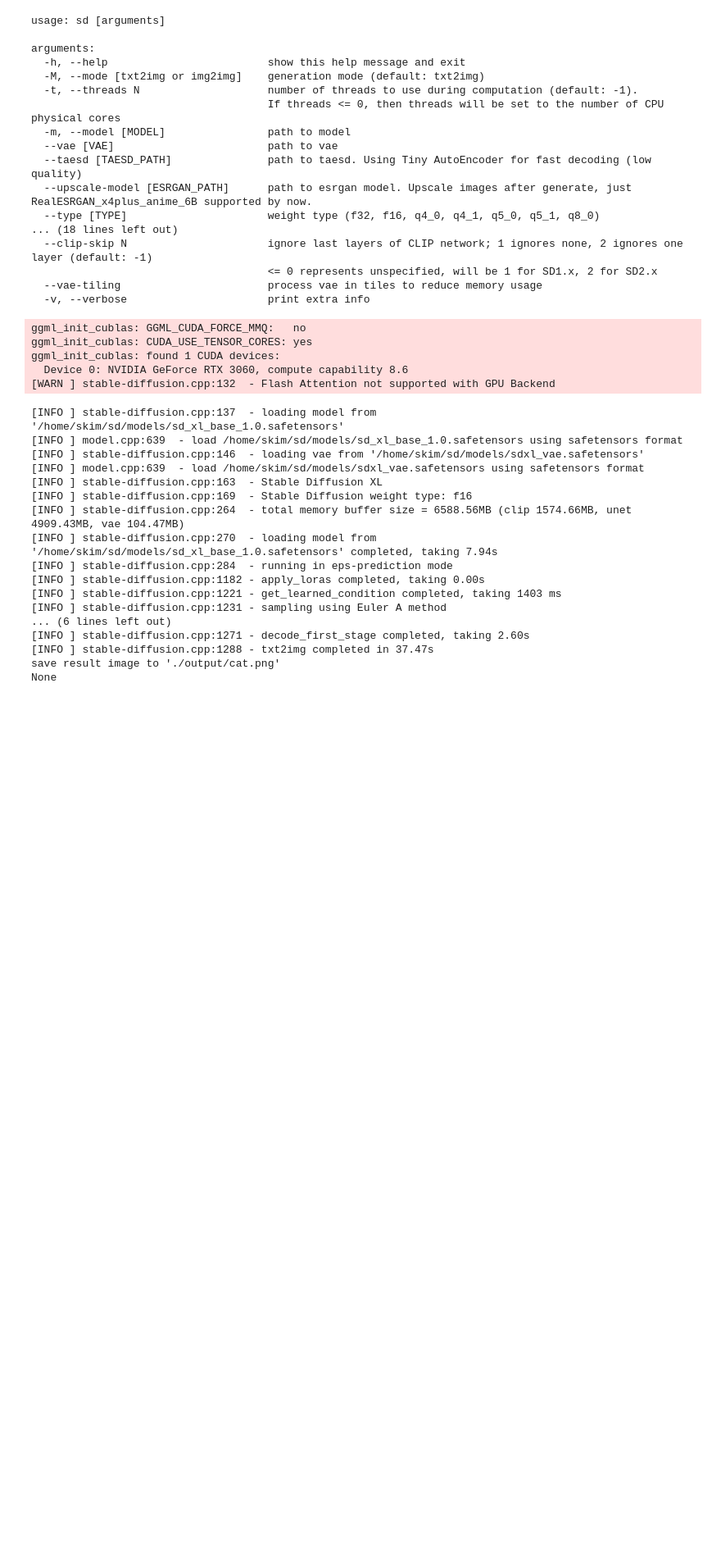
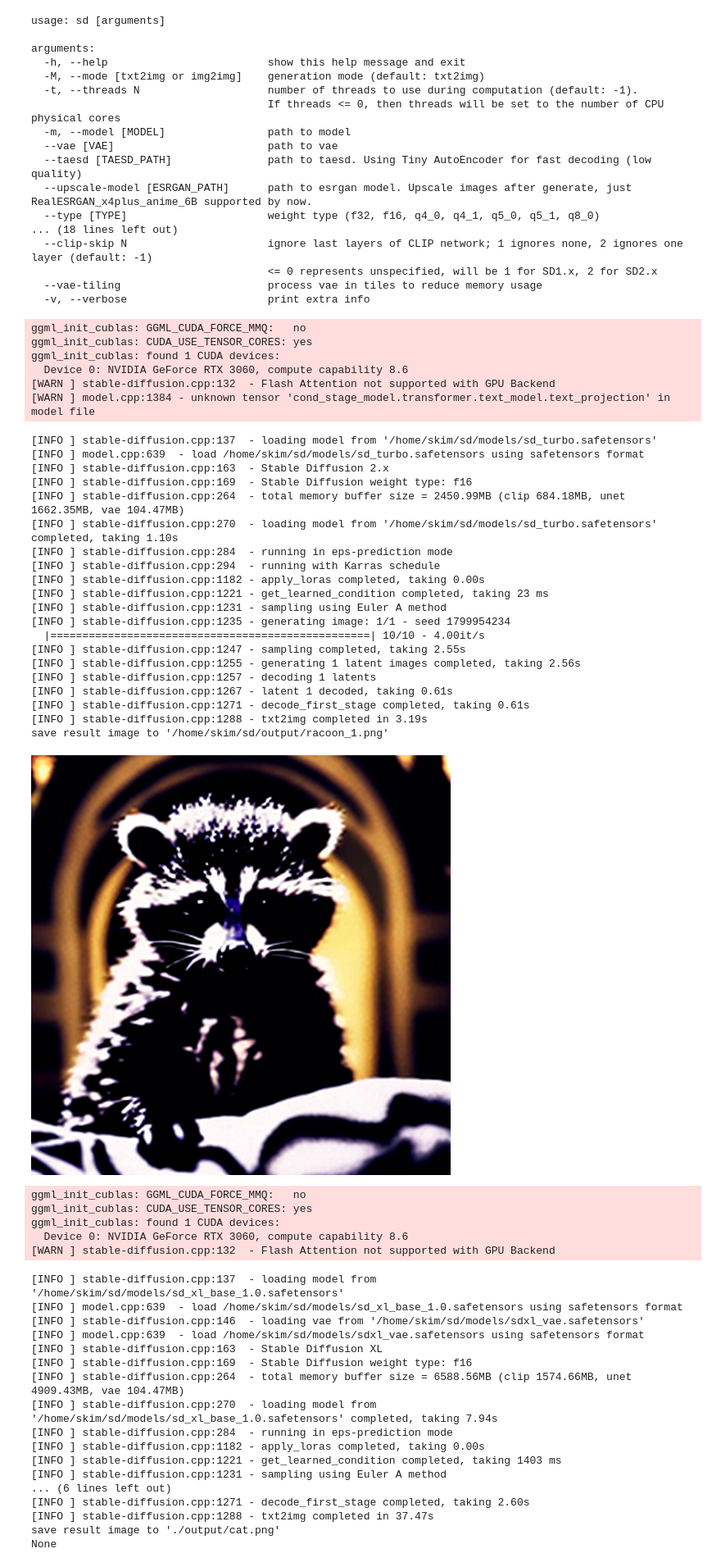
Before and after one commit to sungcheolkim78/sd_app, a Jupyter notebook: notebooks/sd_cpp_app.ipynb, the cells around one changed output. Shown at 82% size. Cells and saved outputs as stored; diff of their text form; code cells hidden in the pictures; blank space fills up the shorter version.

```diff
--- a/notebooks/sd_cpp_app.ipynb
+++ b/notebooks/sd_cpp_app.ipynb
@@ -28,6 +27,52 @@ arguments:
                                      <= 0 represents unspecified, will be 1 for SD1.x, 2 for SD2.x
   --vae-tiling                       process vae in tiles to reduce memory usage
   -v, --verbose                      print extra info
+# %%
+sd = SDHandler()
+#sd.set_sd14()
+#sd.set_sd15()
+#sd.set_sdxl()
+#sd.set_sd15_lcm()
+#sd.set_sdxl_turbo()
+sd.set_sd_turbo()
+sd.sd_dict['steps'] = 10
+sd.sd_dict['type'] = 'f16'
+sd.sd_dict['schedule'] = 'karras'
+#sd.sd_dict['sampling-method'] = "euler_a"
+
+prompt = "a lovely cat<lora:lcm-lora-sdv1-5:1>"
+prompt = "a lovely cat"
+prompt = "A cinematic shot of a baby racoon wearing an intricate italian priest robe."
+output = "racoon.png"
+sd.generate(prompt, output)
+# %% [output]
+ggml_init_cublas: GGML_CUDA_FORCE_MMQ:   no
+ggml_init_cublas: CUDA_USE_TENSOR_CORES: yes
+ggml_init_cublas: found 1 CUDA devices:
+  Device 0: NVIDIA GeForce RTX 3060, compute capability 8.6
+[WARN ] stable-diffusion.cpp:132  - Flash Attention not supported with GPU Backend
+[WARN ] model.cpp:1384 - unknown tensor 'cond_stage_model.transformer.text_model.text_projection' in model file
+[INFO ] stable-diffusion.cpp:137  - loading model from '/home/skim/sd/models/sd_turbo.safetensors'
+[INFO ] model.cpp:639  - load /home/skim/sd/models/sd_turbo.safetensors using safetensors format
+[INFO ] stable-diffusion.cpp:163  - Stable Diffusion 2.x
+[INFO ] stable-diffusion.cpp:169  - Stable Diffusion weight type: f16
+[INFO ] stable-diffusion.cpp:264  - total memory buffer size = 2450.99MB (clip 684.18MB, unet 1662.35MB, vae 104.47MB)
+[INFO ] stable-diffusion.cpp:270  - loading model from '/home/skim/sd/models/sd_turbo.safetensors' completed, taking 1.10s
+[INFO ] stable-diffusion.cpp:284  - running in eps-prediction mode
+[INFO ] stable-diffusion.cpp:294  - running with Karras schedule
+[INFO ] stable-diffusion.cpp:1182 - apply_loras completed, taking 0.00s
+[INFO ] stable-diffusion.cpp:1221 - get_learned_condition completed, taking 23 ms
+[INFO ] stable-diffusion.cpp:1231 - sampling using Euler A method
+[INFO ] stable-diffusion.cpp:1235 - generating image: 1/1 - seed 1799954234
+  |==================================================| 10/10 - 4.00it/s
+[INFO ] stable-diffusion.cpp:1247 - sampling completed, taking 2.55s
+[INFO ] stable-diffusion.cpp:1255 - generating 1 latent images completed, taking 2.56s
+[INFO ] stable-diffusion.cpp:1257 - decoding 1 latents
+[INFO ] stable-diffusion.cpp:1267 - latent 1 decoded, taking 0.61s
+[INFO ] stable-diffusion.cpp:1271 - decode_first_stage completed, taking 0.61s
+[INFO ] stable-diffusion.cpp:1288 - txt2img completed in 3.19s
+save result image to '/home/skim/sd/output/racoon_1.png'
+[figure, added]
 # %%
 prompt = "a cat wearing a black magician's hat on a woodbox"
 cmd = [
```
Also changed, not shown: parts of 1 cell of this notebook, 4 other files.
